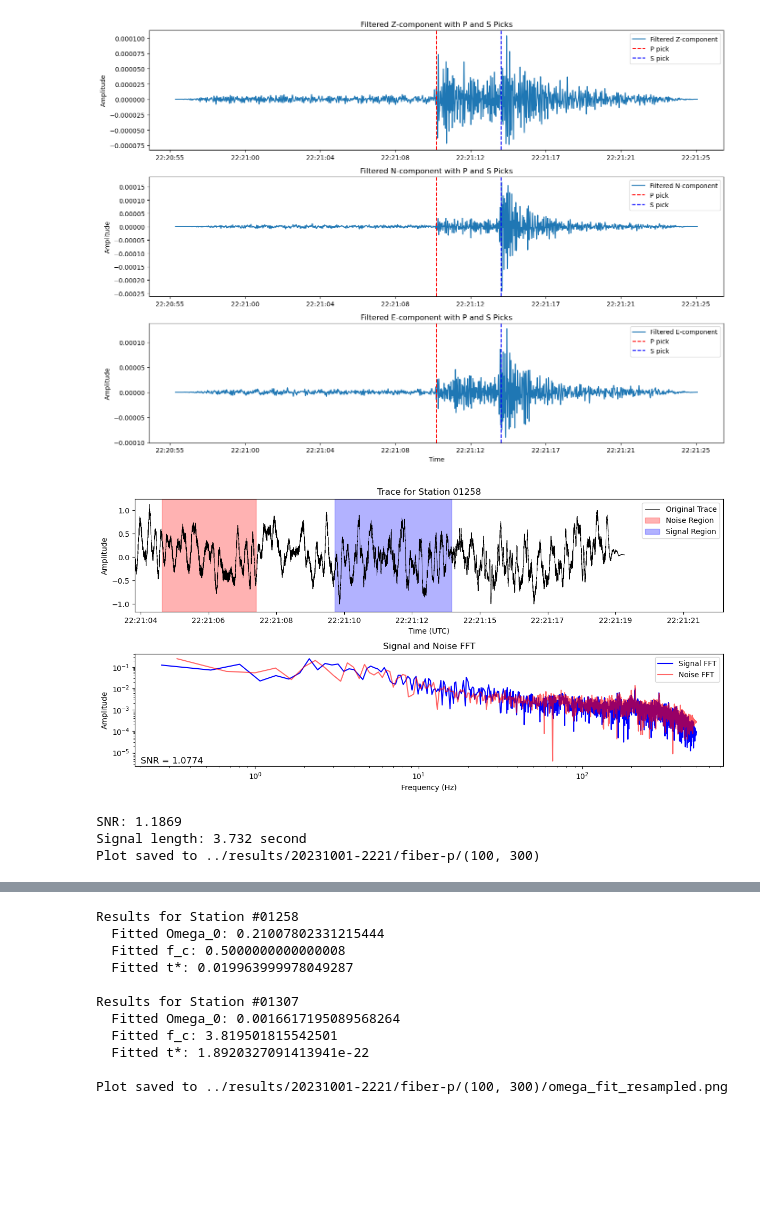
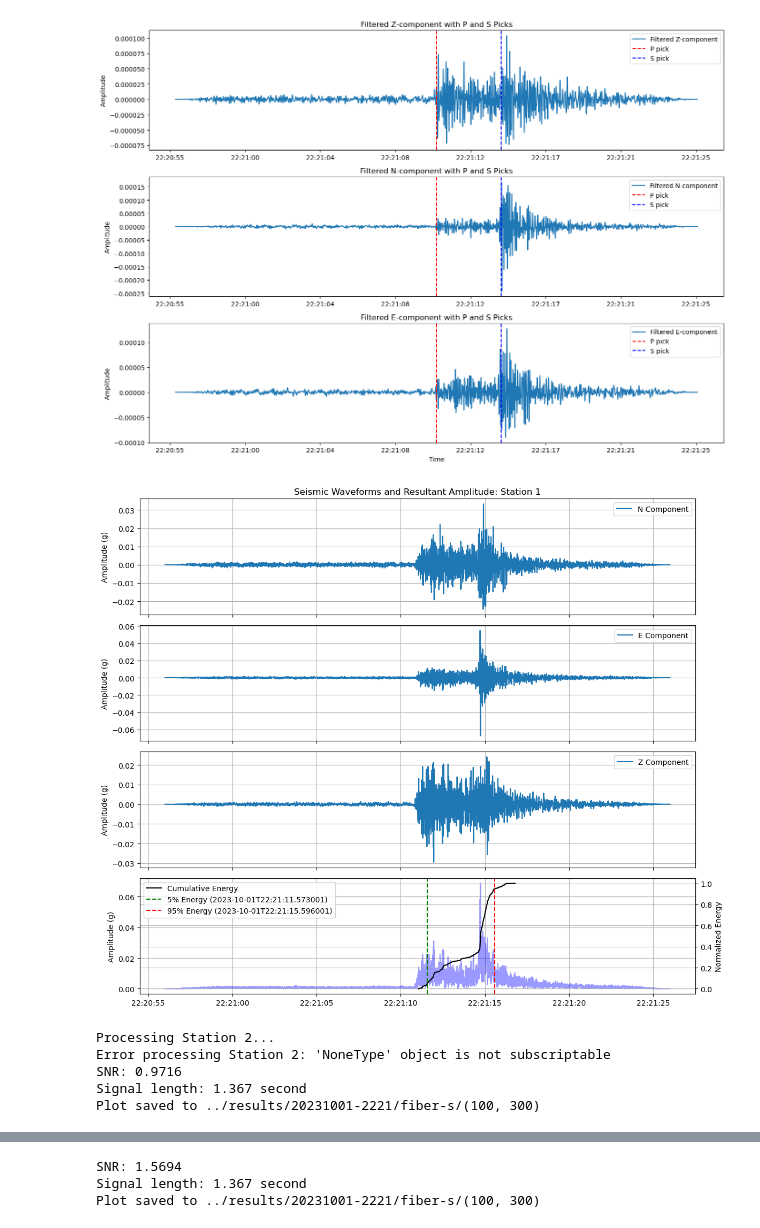
Before and after one commit to lu6562lu/fiberQ_project, a Jupyter notebook: notebooks/run_analysis.ipynb, the cells around one changed output, grey strips where cells are left out. Drawn from its saved outputs; the diff is of its cells as text; code cells hidden in the pictures; blank space fills up the shorter version.

```diff
--- a/notebooks/run_analysis.ipynb
+++ b/notebooks/run_analysis.ipynb
@@ -0,0 +12,8 @@
+# %%
+# parameters
+event_date = "20231001-2221"
+data_path = "/home/lulu/data/inci30"
+output_path = "../results"
+instrument_type = "fiber"   # "fiber" or "borehole"
+wave_type = "s"             # "p" or "s"
+depth_pair = (100, 300)     # depth
@@ -1,18 +22,4 @@
 # %%
-import os
-import sys
-project_root = os.path.abspath(os.path.join(os.getcwd(), ".."))
-sys.path.append(project_root)
-from scripts.analysis_core import analyze_event
-
-# parameters
-event_date = "20231001-2221"
-data_path = "/home/lulu/data/inci30"
-output_path = "../results"
-instrument_type = "fiber"   # "fiber" or "borehole"
-wave_type = "p"             # "p" or "s"
-depth_pair = (100, 300)     # depth
-
 result = analyze_event(
     event_date=event_date,
     data_path=data_path,
@@ -23,7 +30,7 @@ result = analyze_event(
     plot=True
 )
 
-import pprint
+
 pprint.pprint(result)
 
 print("Q (原始方法):", result['Q_value_ori'], "+", result['Q_error_ori_pos'], "-", result['Q_error_ori_neg'])
@@ -43,5 +49,7 @@ Plot saved to ../results/20231001-2221/fiber-p/(100, 300)
 [figure]
-[figure, old version]
+[figure, new version]
-SNR: 1.1869
-Signal length: 3.732 second
-Plot saved to ../results/20231001-2221/fiber-p/(100, 300)
+Processing Station 2...
+Error processing Station 2: 'NoneType' object is not subscriptable
+SNR: 0.9716
+Signal length: 1.367 second
+Plot saved to ../results/20231001-2221/fiber-s/(100, 300)
@@ -49,11 +57,3 @@ Plot saved to ../results/20231001-2221/fiber-p/(100, 300)
-Results for Station #01258
-  Fitted Omega_0: 0.21007802331215444
-  Fitted f_c: 0.5000000000000008
-  Fitted t*: 0.019963999978049287
-
-Results for Station #01307
-  Fitted Omega_0: 0.0016617195089568264
-  Fitted f_c: 3.819501815542501
-  Fitted t*: 1.8920327091413941e-22
-
-Plot saved to ../results/20231001-2221/fiber-p/(100, 300)/omega_fit_resampled.png
+SNR: 1.5694
+Signal length: 1.367 second
+Plot saved to ../results/20231001-2221/fiber-s/(100, 300)
```
Also changed, not shown: parts of 5 cells of this notebook, 1 other file.
